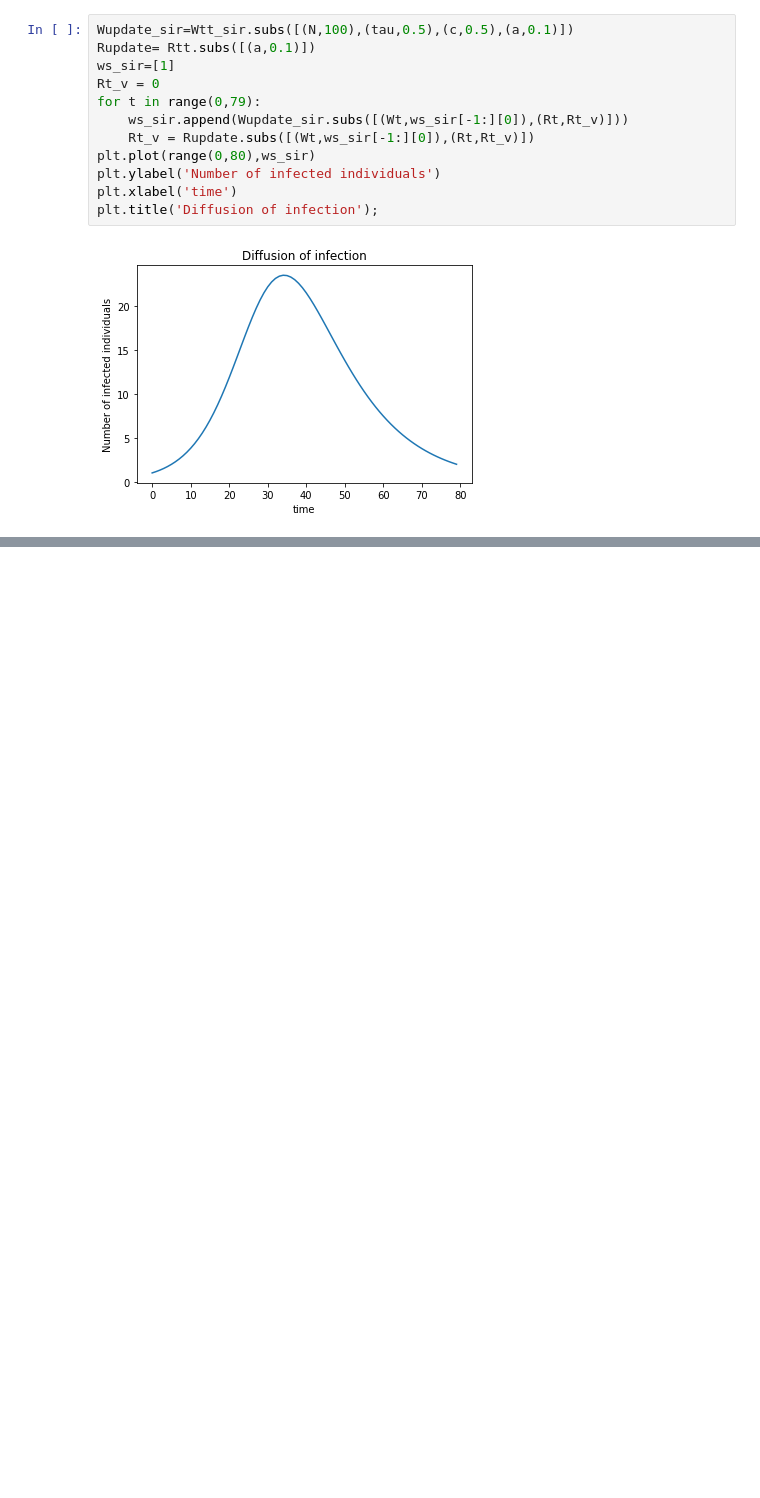
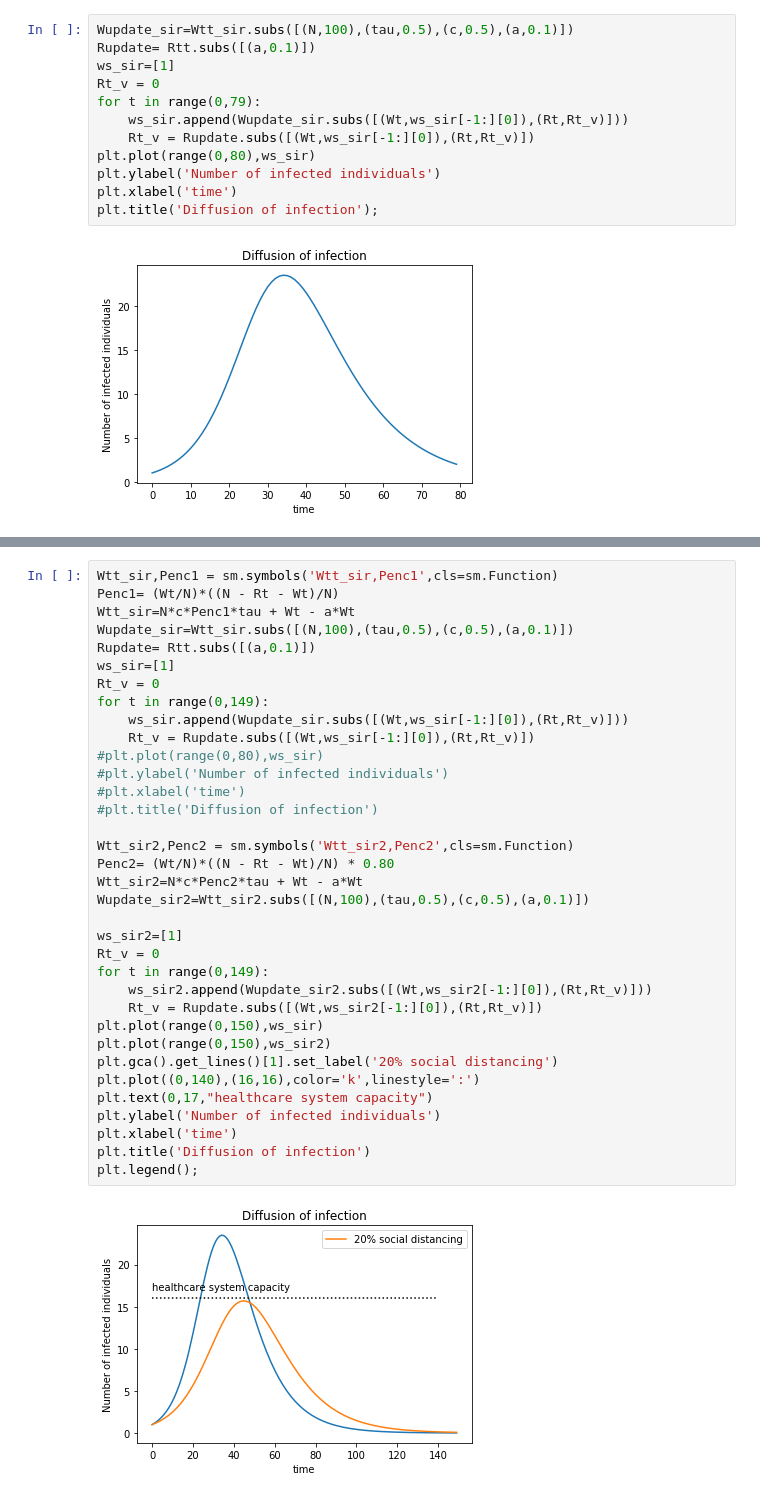
Before and after one commit to ehud/Notes, a Jupyter notebook: SIS-Model.ipynb, the cells around one changed output, grey strips where cells are left out. Drawn from its saved outputs; the diff is of its cells as text; blank space fills up the shorter version.

Commit message:
Added demonstration of social distancing.

```diff
--- a/SIS-Model.ipynb
+++ b/SIS-Model.ipynb
@@ -210,3 +210,40 @@ The following image uses the qualitative conclusions from this model to argue wh
 ![The value of protective measures](https://pbs.twimg.com/media/ESas8tHVAAAhr_I?format=jpg&name=4096x4096)
 
 See the [following thread](https://twitter.com/CT_Bergstrom/status/1235865328074153986) for discussion.
+# %%
+Wtt_sir,Penc1 = sm.symbols('Wtt_sir,Penc1',cls=sm.Function)
+Penc1= (Wt/N)*((N - Rt - Wt)/N)
+Wtt_sir=N*c*Penc1*tau + Wt - a*Wt
+Wupdate_sir=Wtt_sir.subs([(N,100),(tau,0.5),(c,0.5),(a,0.1)])
+Rupdate= Rtt.subs([(a,0.1)])
+ws_sir=[1]
+Rt_v = 0
+for t in range(0,149):
+    ws_sir.append(Wupdate_sir.subs([(Wt,ws_sir[-1:][0]),(Rt,Rt_v)]))
+    Rt_v = Rupdate.subs([(Wt,ws_sir[-1:][0]),(Rt,Rt_v)])
+#plt.plot(range(0,80),ws_sir)
+#plt.ylabel('Number of infected individuals')
+#plt.xlabel('time')
+#plt.title('Diffusion of infection')
+
+Wtt_sir2,Penc2 = sm.symbols('Wtt_sir2,Penc2',cls=sm.Function)
+Penc2= (Wt/N)*((N - Rt - Wt)/N) * 0.80
+Wtt_sir2=N*c*Penc2*tau + Wt - a*Wt
+Wupdate_sir2=Wtt_sir2.subs([(N,100),(tau,0.5),(c,0.5),(a,0.1)])
+
+ws_sir2=[1]
+Rt_v = 0
+for t in range(0,149):
+    ws_sir2.append(Wupdate_sir2.subs([(Wt,ws_sir2[-1:][0]),(Rt,Rt_v)]))
+    Rt_v = Rupdate.subs([(Wt,ws_sir2[-1:][0]),(Rt,Rt_v)])
+plt.plot(range(0,150),ws_sir)
+plt.plot(range(0,150),ws_sir2)
+plt.gca().get_lines()[1].set_label('20% social distancing')
+plt.plot((0,140),(16,16),color='k',linestyle=':')
+plt.text(0,17,"healthcare system capacity")
+plt.ylabel('Number of infected individuals')
+plt.xlabel('time')
+plt.title('Diffusion of infection')
+plt.legend();
+# %% [output]
+[figure, added]
```
